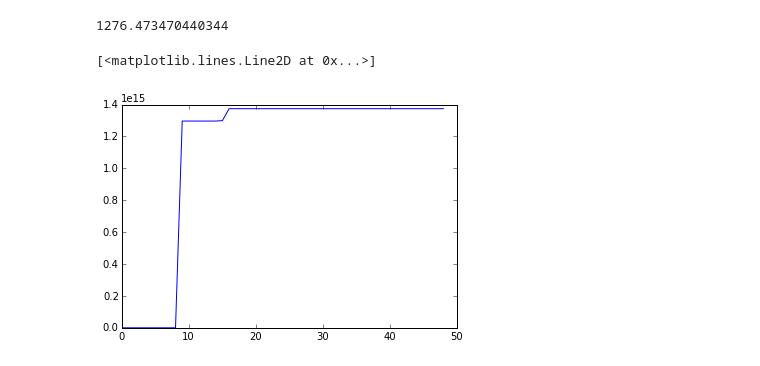
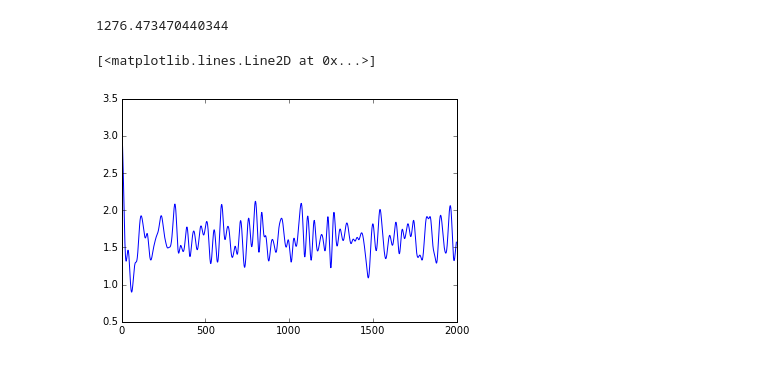
Before and after one commit to micmurawski/argon, a Jupyter notebook: Untitled0.ipynb, the cells around one changed output. Cells and saved outputs as stored; diff of their text form; code cells hidden in the pictures.

```diff
--- a/Untitled0.ipynb
+++ b/Untitled0.ipynb
@@ -44,10 +44,12 @@ for i in data:
 1276.473470440344
 # %%
 data2=[]
-with open("t.txt","r") as file:
+with open("etot.txt","r") as file:
     for i in file.readlines():
-        data2.append(float(i.replace(' \n','')))
-pylab.plot(data2)
+        data2.append(i.split())
-# %% [output]
-[<matplotlib.lines.Line2D at 0x...>]
-[figure, removed]
+# %%
+pylab.plot([float(x[0]) for x in data2],[float(x[3]) for x in data2])
+#pylab.plot([float(x[0]) for x in data2],[float(x[2]) for x in data2])
+# %% [output]
+[<matplotlib.lines.Line2D at 0x...>]
+[figure, added]
```
Also changed, not shown: parts of 2 cells of this notebook, 14 other files.
